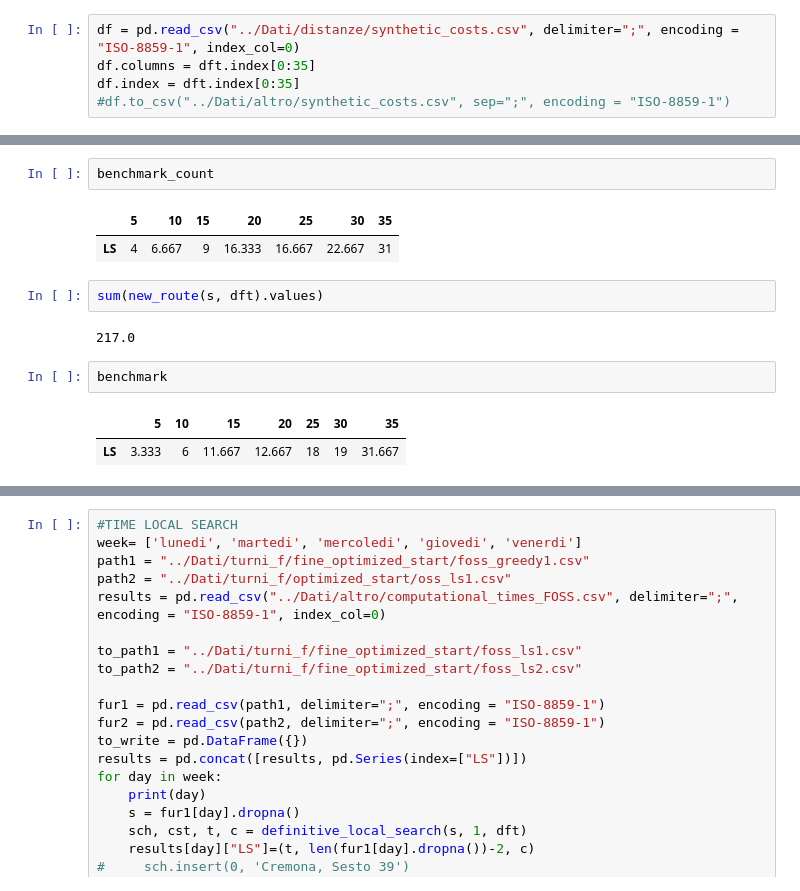
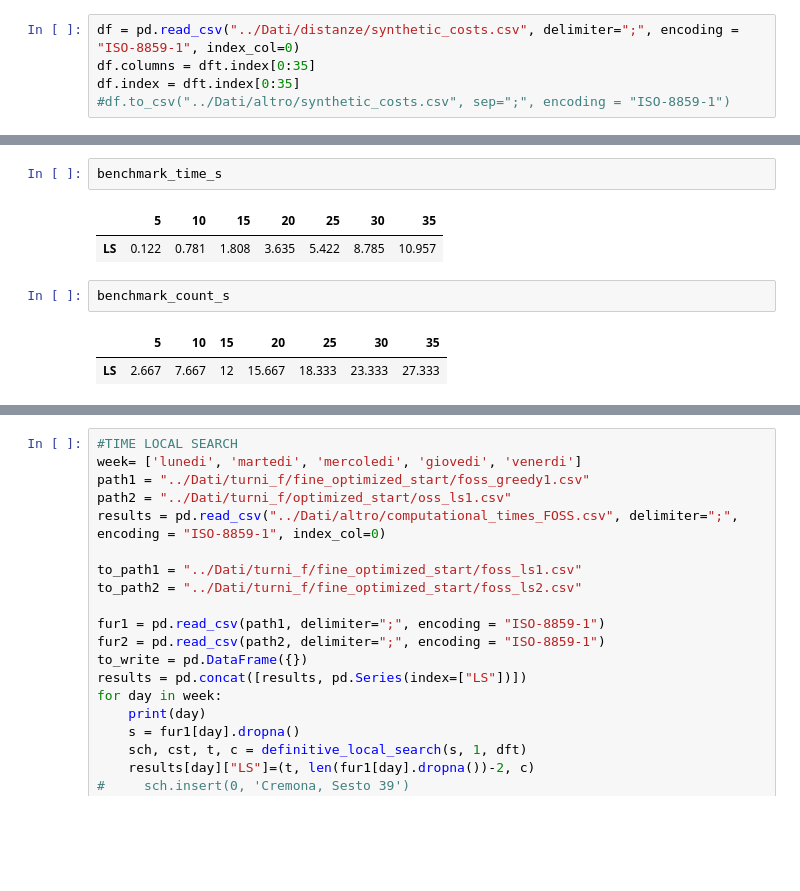
Before and after one commit to MassimoCavagna/Bachelor-Thesis, a Jupyter notebook: Algoritmi/Local_search.ipynb, the cells around one changed output, grey strips where cells are left out. Saved outputs shown, nothing was run; the diff lists cells and outputs as text; blank space fills up the shorter version.

```diff
--- a/Algoritmi/Local_search.ipynb
+++ b/Algoritmi/Local_search.ipynb
@@ -214,20 +214,16 @@ for n in tries:
 25
 30
 35
-# %%
-benchmark_count
-# %% [output]
-|  | 5 | 10 | 15 | 20 | 25 | 30 | 35 |
-| LS | 4 | 6.667 | 9 | 16.333 | 16.667 | 22.667 | 31 |
-# %%
-sum(new_route(s, dft).values)
-# %% [output]
-217.0
-# %%
-benchmark
-# %% [output]
-|  | 5 | 10 | 15 | 20 | 25 | 30 | 35 |
-| LS | 3.333 | 6 | 11.667 | 12.667 | 18 | 19 | 31.667 |
+# %%
+benchmark_time_s
+# %% [output]
+|  | 5 | 10 | 15 | 20 | 25 | 30 | 35 |
+| LS | 0.122 | 0.781 | 1.808 | 3.635 | 5.422 | 8.785 | 10.957 |
+# %%
+benchmark_count_s
+# %% [output]
+|  | 5 | 10 | 15 | 20 | 25 | 30 | 35 |
+| LS | 2.667 | 7.667 | 12 | 15.667 | 18.333 | 23.333 | 27.333 |
 # %%
 import matplotlib.pyplot as plt
 plt.figure(figsize=[7,7])
```
Also changed, not shown: parts of 2 cells of this notebook, 2 other files.
